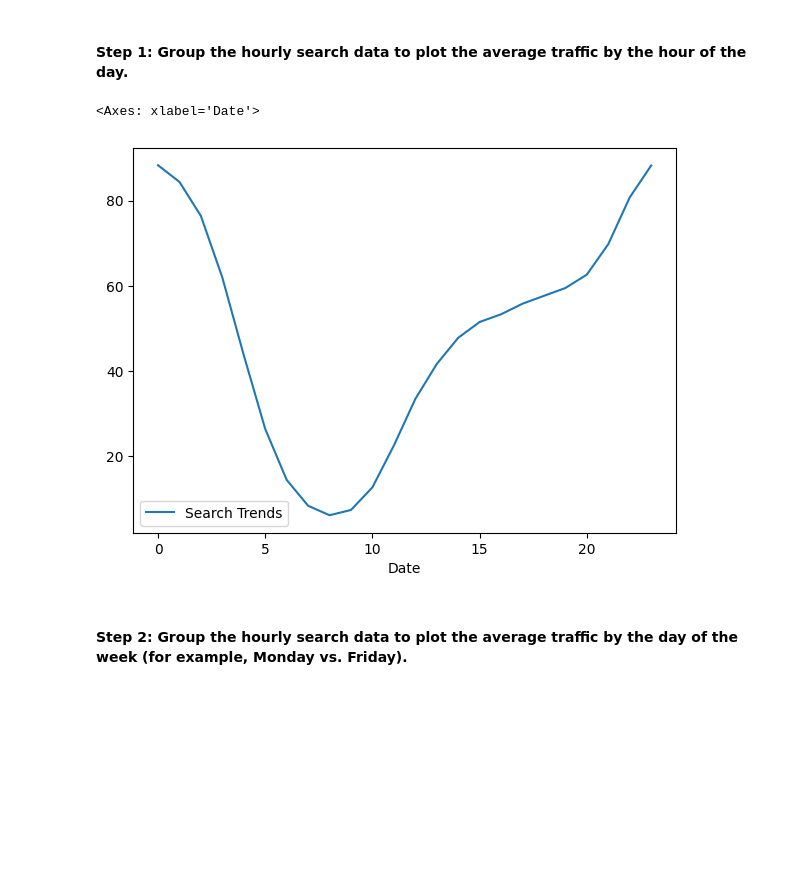
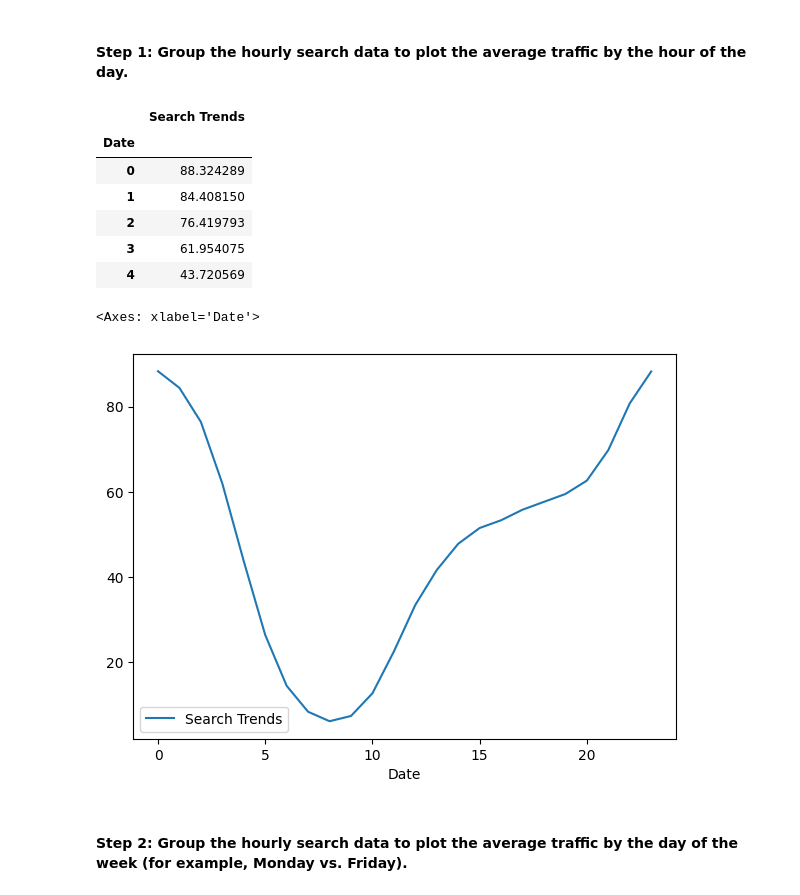
Before and after one commit to edoucet-AI/phophet-challenge, a Jupyter notebook: forecasting_net_prophet.ipynb, the cells around one changed output. Saved outputs shown, nothing was run; the diff lists cells and outputs as text; code cells hidden in the pictures; blank space fills up the shorter version.

```diff
--- a/forecasting_net_prophet.ipynb
+++ b/forecasting_net_prophet.ipynb
@@ -179,11 +179,18 @@ To that end, you want to mine the search traffic data for predictable seasonal p
 # %%
 # Group the hourly search data to plot the average traffic by the day of week, using `df.index.hour`
 traffic_by_hour = df_mercado_trends.groupby(by=df_mercado_trends.index.hour).mean()
 
 # View the result
-traffic_by_hour
+display(traffic_by_hour.head())
 traffic_by_hour.plot(figsize=(7, 5))
 # %% [output]
+|  | Search Trends |
+| Date |  |
+| 0 | 88.324289 |
+| 1 | 84.408150 |
+| 2 | 76.419793 |
+| 3 | 61.954075 |
+| 4 | 43.720569 |
 <Axes: xlabel='Date'>
 [figure]
 # %% [markdown]
```
Also changed, not shown: parts of 6 cells of this notebook.
